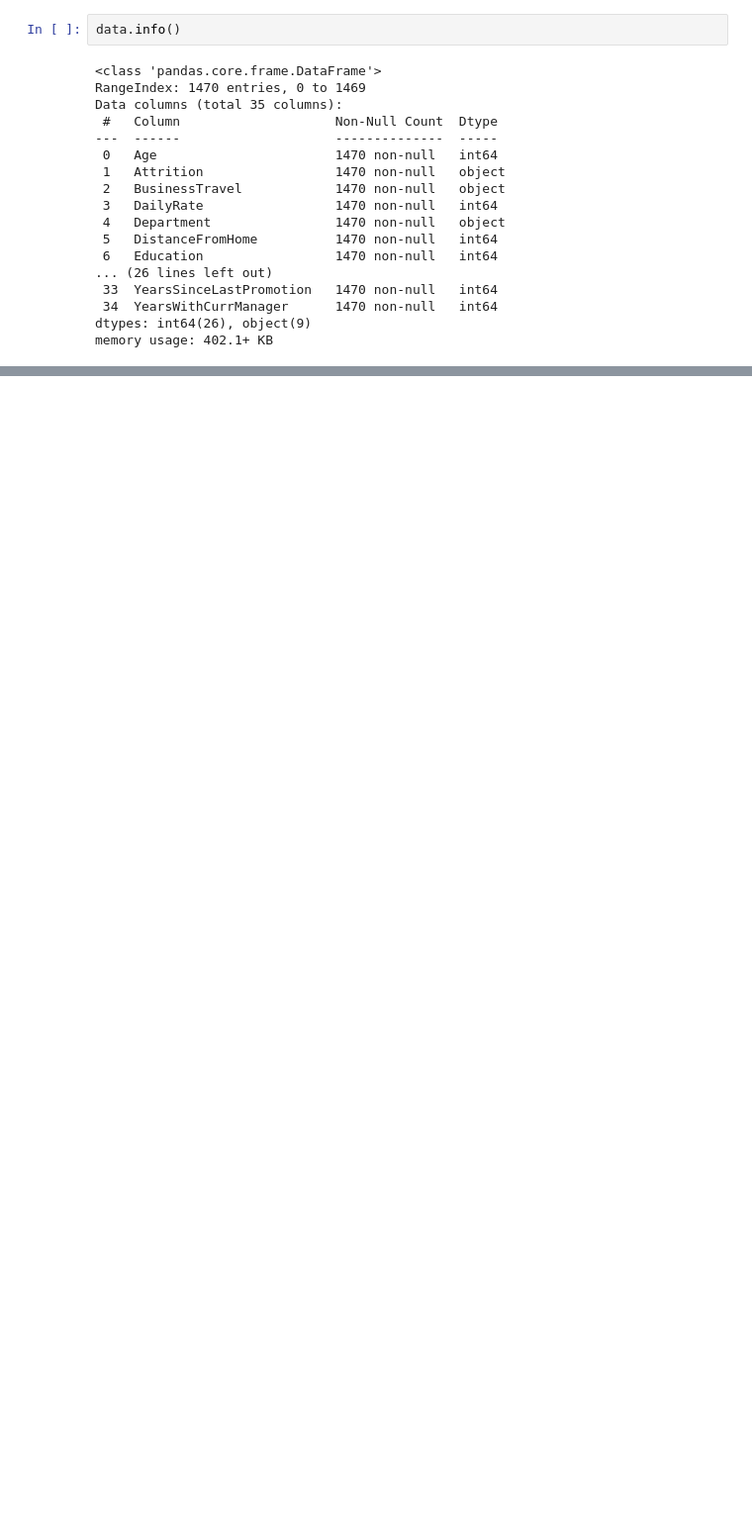
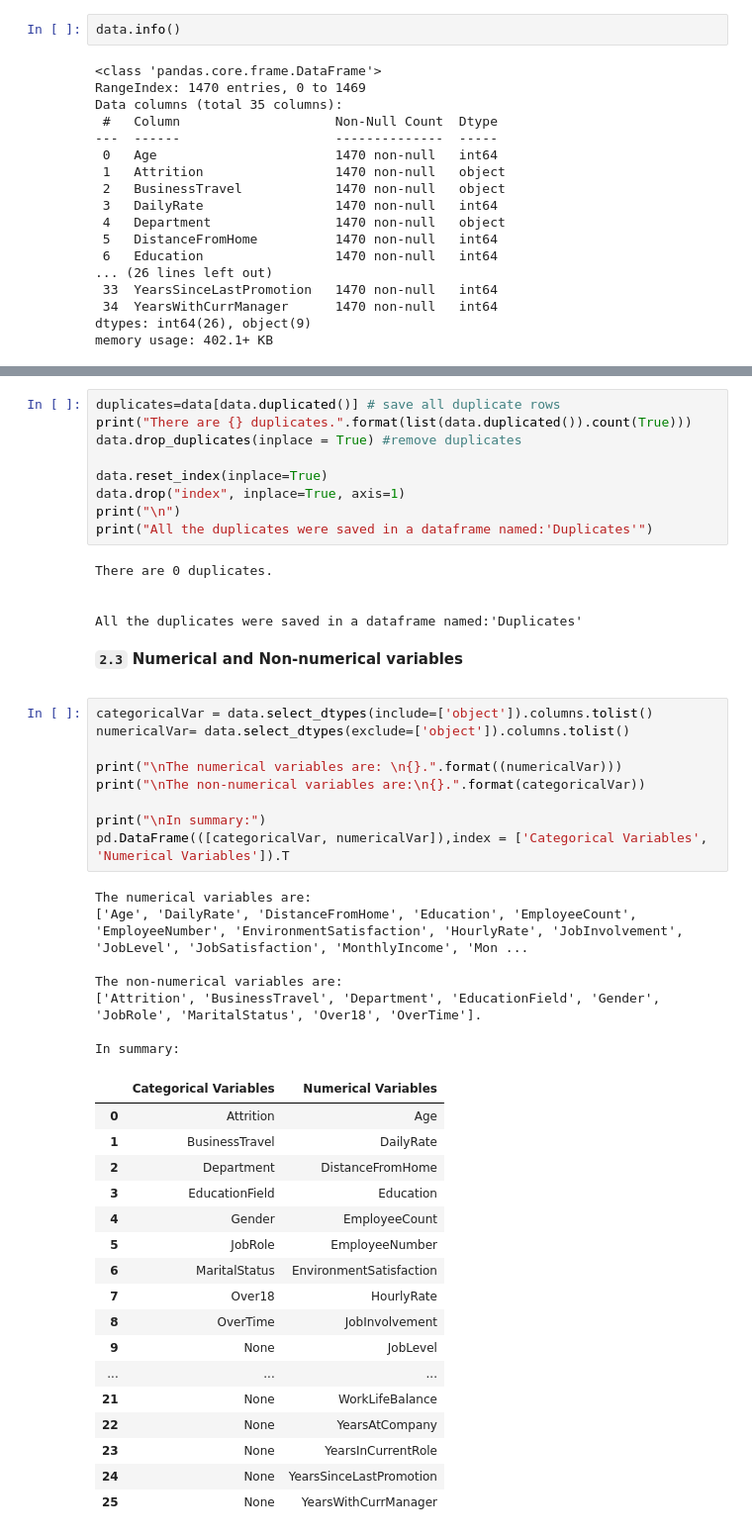
Before and after one commit to beatrizamado/HR-Analysis, a Jupyter notebook: code.ipynb, the cells around one changed output, grey strips where cells are left out. Shown: that part at 99% size. Saved outputs shown, nothing was run; the diff lists cells and outputs as text; blank space fills up the shorter version.

```diff
--- a/code.ipynb
+++ b/code.ipynb
@@ -153,0 +210,52 @@ data.sample(4)
+# %%
+duplicates=data[data.duplicated()] # save all duplicate rows
+print("There are {} duplicates.".format(list(data.duplicated()).count(True)))
+data.drop_duplicates(inplace = True) #remove duplicates
+
+data.reset_index(inplace=True)
+data.drop("index", inplace=True, axis=1)
+print("\n")
+print("All the duplicates were saved in a dataframe named:'Duplicates'")
+# %% [output]
+There are 0 duplicates.
+
+
+All the duplicates were saved in a dataframe named:'Duplicates'
+# %% [markdown]
+**__`2.3`__ Numerical and Non-numerical variables**
+
+<a id='var'></a>
+# %%
+categoricalVar = data.select_dtypes(include=['object']).columns.tolist()
+numericalVar= data.select_dtypes(exclude=['object']).columns.tolist()
+
+print("\nThe numerical variables are: \n{}.".format((numericalVar)))
+print("\nThe non-numerical variables are:\n{}.".format(categoricalVar))
+
+print("\nIn summary:")
+pd.DataFrame(([categoricalVar, numericalVar]),index = ['Categorical Variables', 'Numerical Variables']).T
+# %% [output]
+The numerical variables are:
+['Age', 'DailyRate', 'DistanceFromHome', 'Education', 'EmployeeCount', 'EmployeeNumber', 'EnvironmentSatisfaction', 'HourlyRate', 'JobInvolvement', 'JobLevel', 'JobSatisfaction', 'MonthlyIncome', 'Mon ...
+
+The non-numerical variables are:
+['Attrition', 'BusinessTravel', 'Department', 'EducationField', 'Gender', 'JobRole', 'MaritalStatus', 'Over18', 'OverTime'].
+
+In summary:
+|  | Categorical Variables | Numerical Variables |
+| 0 | Attrition | Age |
+| 1 | BusinessTravel | DailyRate |
+| 2 | Department | DistanceFromHome |
+| 3 | EducationField | Education |
+| 4 | Gender | EmployeeCount |
+| 5 | JobRole | EmployeeNumber |
+| 6 | MaritalStatus | EnvironmentSatisfaction |
+| 7 | Over18 | HourlyRate |
+| 8 | OverTime | JobInvolvement |
+| 9 | None | JobLevel |
+| ... | ... | ... |
+| 21 | None | WorkLifeBalance |
+| 22 | None | YearsAtCompany |
+| 23 | None | YearsInCurrentRole |
+| 24 | None | YearsSinceLastPromotion |
+| 25 | None | YearsWithCurrManager |
```
Also changed, not shown: parts of 21 cells of this notebook.
